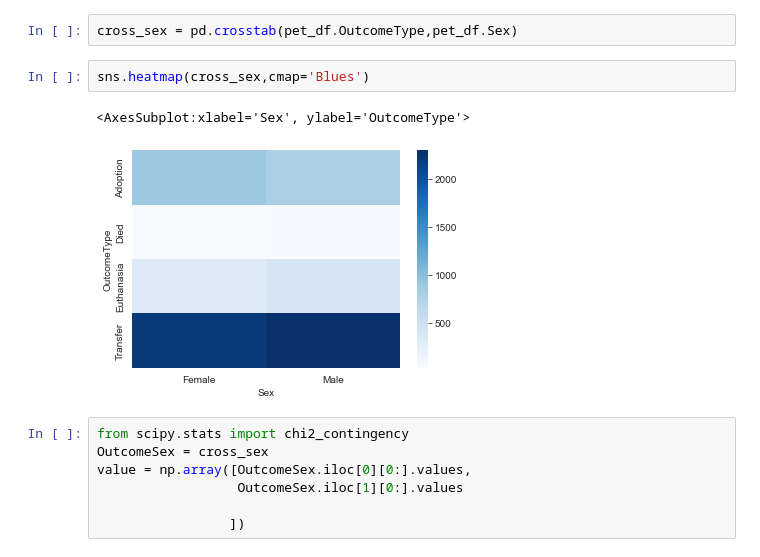
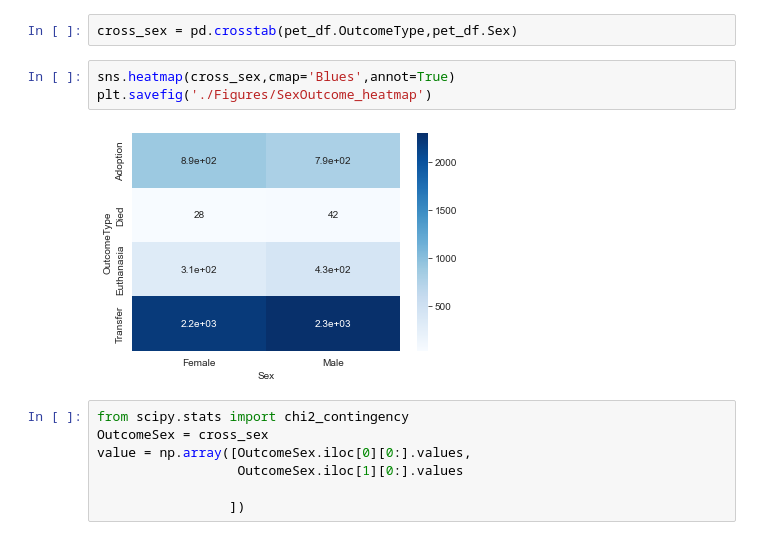
Before and after one commit to ironhack-bcn-data-pt/PR05-project-statistical-analysis, a Jupyter notebook: Project_05_pets.ipynb, the cells around one changed output. Cells and saved outputs as stored; diff of their text form.

```diff
--- a/Project_05_pets.ipynb
+++ b/Project_05_pets.ipynb
@@ -377,10 +371,10 @@ Text(0.5, 1.0, 'Distribución por sexos')
 # %%
 cross_sex = pd.crosstab(pet_df.OutcomeType,pet_df.Sex)
 # %%
-sns.heatmap(cross_sex,cmap='Blues')
+sns.heatmap(cross_sex,cmap='Blues',annot=True)
+plt.savefig('./Figures/SexOutcome_heatmap')
 # %% [output]
-<AxesSubplot:xlabel='Sex', ylabel='OutcomeType'>
-[figure, old version]
+[figure, new version]
 # %%
 from scipy.stats import chi2_contingency
 OutcomeSex = cross_sex
```
Also changed, not shown: parts of 28 cells of this notebook, 19 other files.
